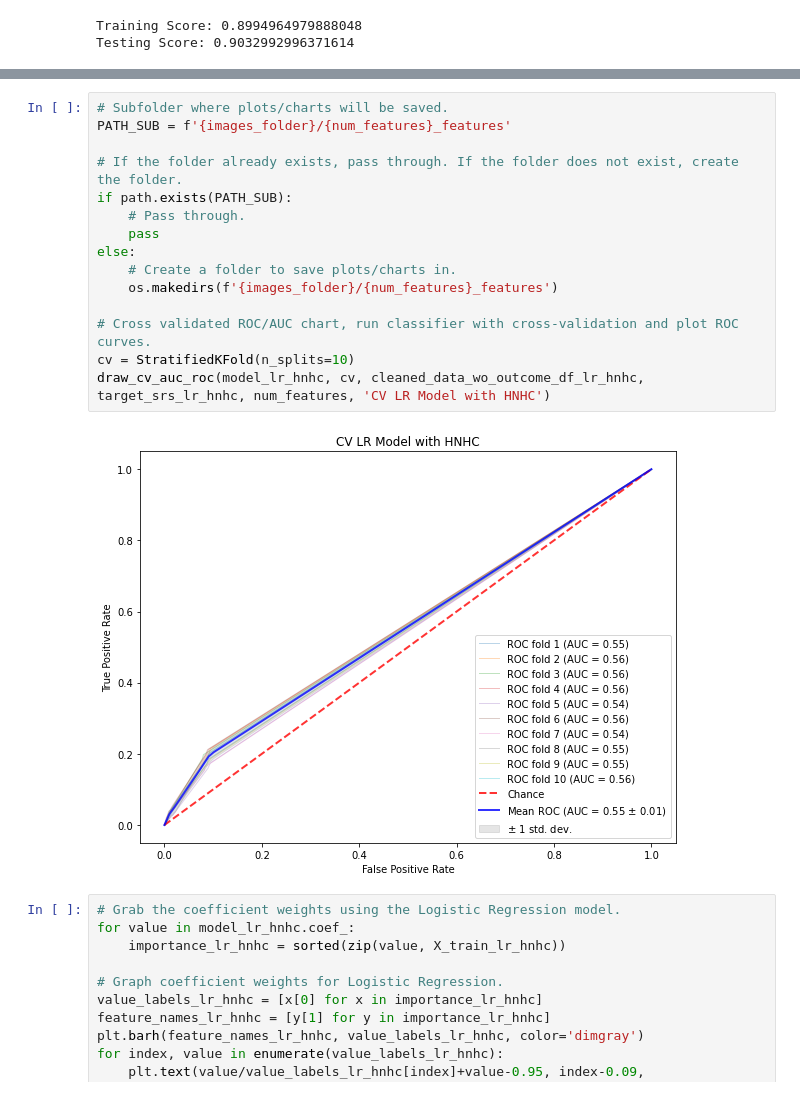
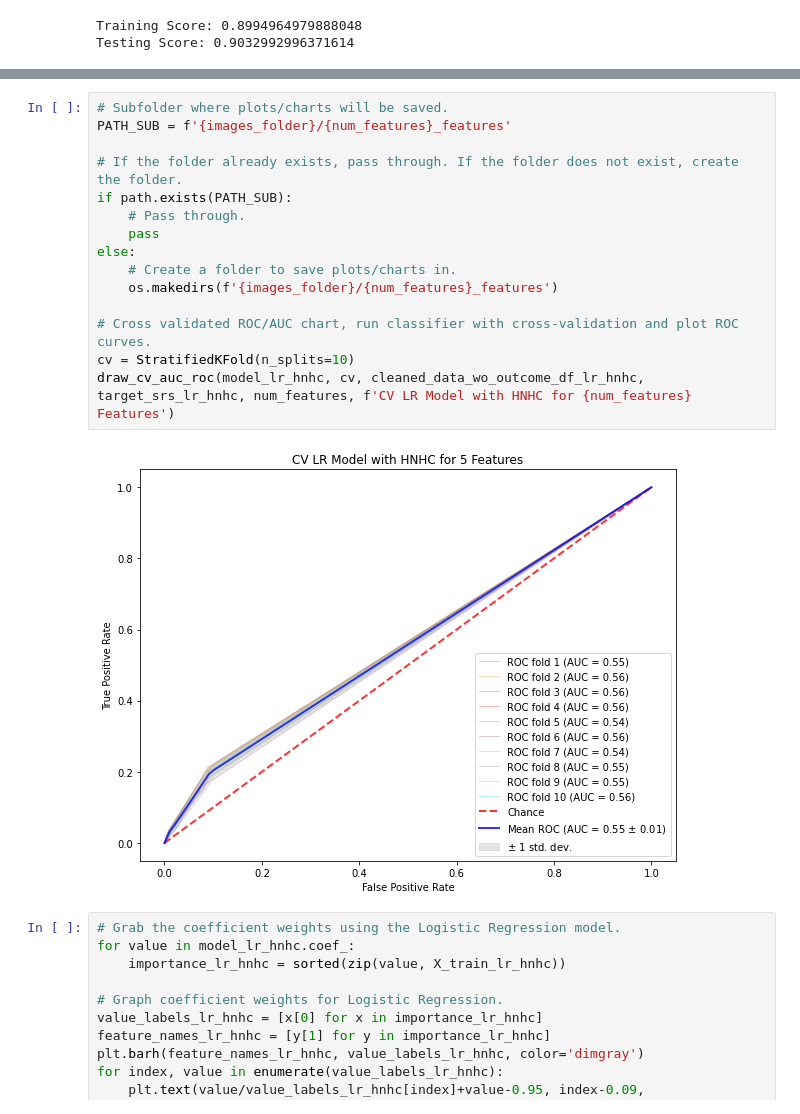
Before and after one commit to Autonomousse/UCSD_NRD_2017, a Jupyter notebook: NRD_2013_ML_Final_5_Features_SP.ipynb, the cells around one changed output, grey strips where cells are left out. Cells and saved outputs as stored; diff of their text form.

```diff
--- a/NRD_2013_ML_Final_5_Features_SP.ipynb
+++ b/NRD_2013_ML_Final_5_Features_SP.ipynb
@@ -750,20 +750,20 @@ scores_df_lr_hnhc
 # %%
 # Subfolder where plots/charts will be saved.
 PATH_SUB = f'{images_folder}/{num_features}_features'
 
 # If the folder already exists, pass through. If the folder does not exist, create the folder.
 if path.exists(PATH_SUB):
     # Pass through.
     pass
 else:
     # Create a folder to save plots/charts in.
     os.makedirs(f'{images_folder}/{num_features}_features')
 
 # Cross validated ROC/AUC chart, run classifier with cross-validation and plot ROC curves.
 cv = StratifiedKFold(n_splits=10)
-draw_cv_auc_roc(model_lr_hnhc, cv, cleaned_data_wo_outcome_df_lr_hnhc, target_srs_lr_hnhc, num_features, 'CV LR Model with HNHC')
+draw_cv_auc_roc(model_lr_hnhc, cv, cleaned_data_wo_outcome_df_lr_hnhc, target_srs_lr_hnhc, num_features, f'CV LR Model with HNHC for {num_features} Features')
 # %% [output]
-[figure, old version]
+[figure, new version]
 # %%
 # Grab the coefficient weights using the Logistic Regression model.
 for value in model_lr_hnhc.coef_:
```
Also changed, not shown: parts of 17 cells of this notebook, 2 other files.
